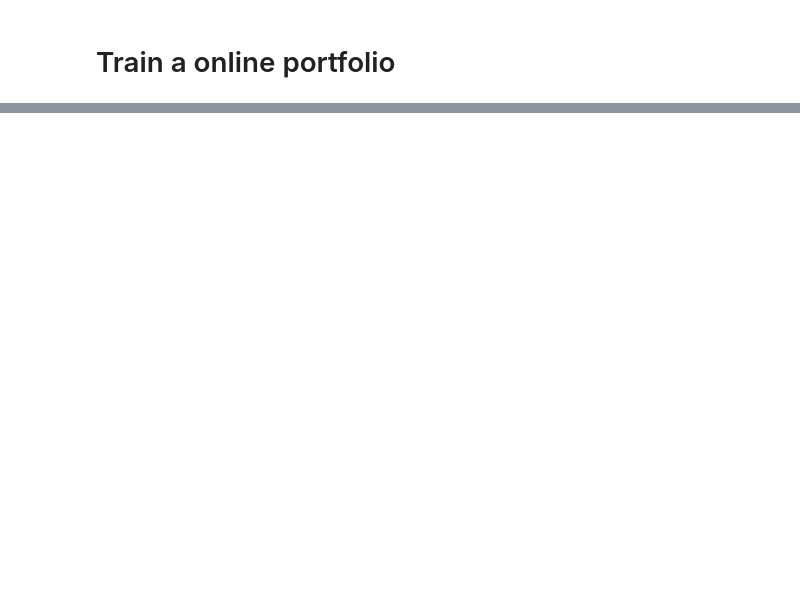
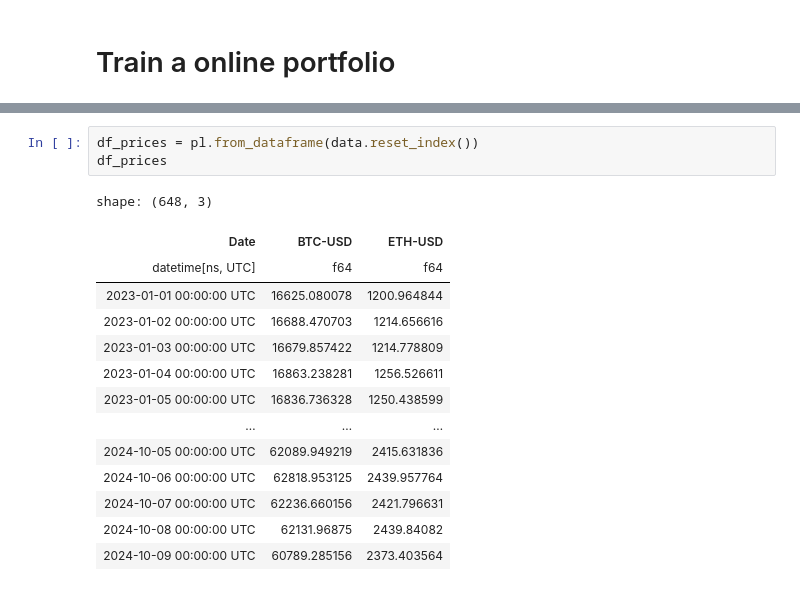
Before and after one commit to jialinyi94/online_pyfolio_opt, a Jupyter notebook: examples/eg_portfolio.ipynb, the cells around one changed output, grey strips where cells are left out. Saved outputs shown, nothing was run; the diff lists cells and outputs as text; blank space fills up the shorter version.

```diff
--- a/examples/eg_portfolio.ipynb
+++ b/examples/eg_portfolio.ipynb
@@ -74,0 +23,18 @@ Array([1.0116588, 1.0147923], dtype=float32)
+# %%
+df_prices = pl.from_dataframe(data.reset_index())
+df_prices
+# %% [output]
+shape: (648, 3)
+| Date | BTC-USD | ETH-USD |
+| datetime[ns, UTC] | f64 | f64 |
+| 2023-01-01 00:00:00 UTC | 16625.080078 | 1200.964844 |
+| 2023-01-02 00:00:00 UTC | 16688.470703 | 1214.656616 |
+| 2023-01-03 00:00:00 UTC | 16679.857422 | 1214.778809 |
+| 2023-01-04 00:00:00 UTC | 16863.238281 | 1256.526611 |
+| 2023-01-05 00:00:00 UTC | 16836.736328 | 1250.438599 |
+| … | … | … |
+| 2024-10-05 00:00:00 UTC | 62089.949219 | 2415.631836 |
+| 2024-10-06 00:00:00 UTC | 62818.953125 | 2439.957764 |
+| 2024-10-07 00:00:00 UTC | 62236.660156 | 2421.796631 |
+| 2024-10-08 00:00:00 UTC | 62131.96875 | 2439.84082 |
+| 2024-10-09 00:00:00 UTC | 60789.285156 | 2373.403564 |
```
Also changed, not shown: parts of 14 cells of this notebook.
